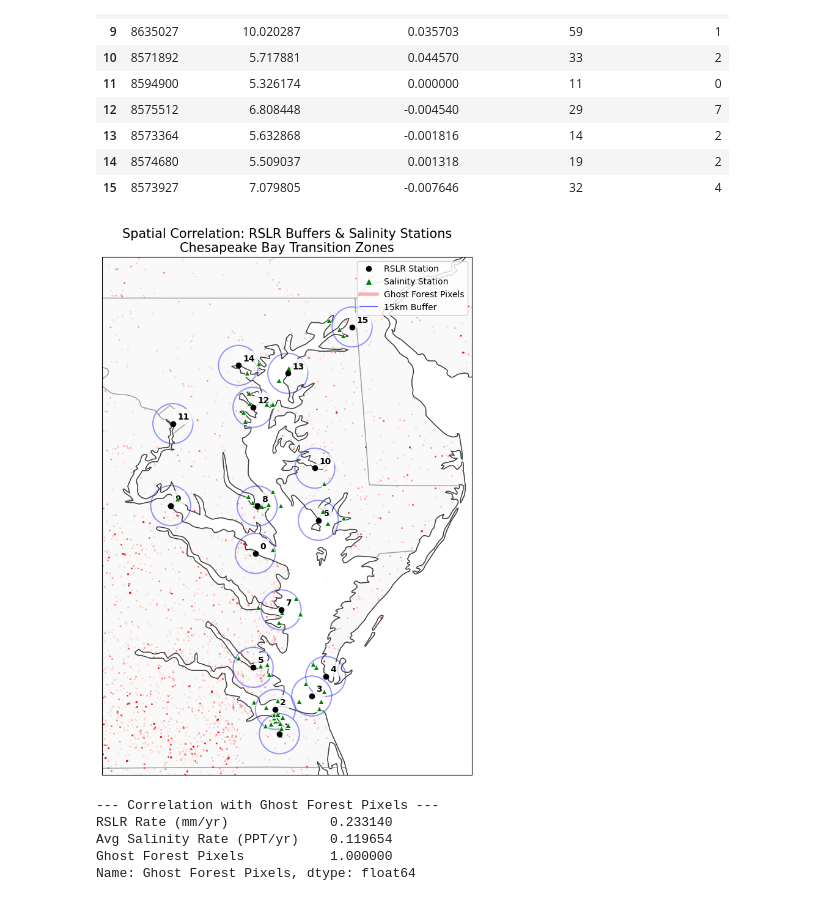
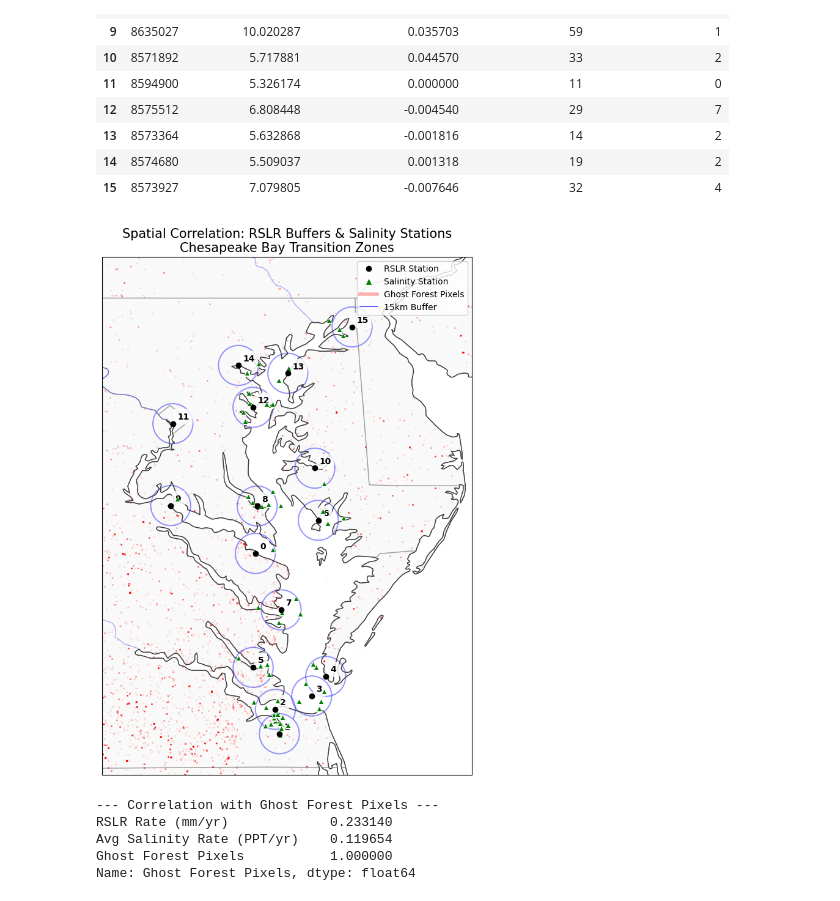
Before and after one commit to sealfonzachary/ISAT420_Semester_Project, a Jupyter notebook: NLCD Land Use Data/NLCDLandUse.ipynb, the cells around one changed output. Drawn from its saved outputs; the diff is of its cells as text; code cells hidden in the pictures.

```diff
--- a/NLCD Land Use Data/NLCDLandUse.ipynb
+++ b/NLCD Land Use Data/NLCDLandUse.ipynb
@@ -166,6 +167,7 @@ ax = plt.axes(projection=ccrs.PlateCarree())
 ax.add_feature(cfeature.COASTLINE, linewidth=1)
 ax.add_feature(cfeature.STATES, edgecolor='gray', alpha=0.5)
 ax.add_feature(cfeature.LAND, facecolor='#f9f9f9')
+ax.add_feature(cfeature.RIVERS, edgecolor='blue', alpha=0.3)
 ax.set_extent([-77.5, -75.0, 36.5, 40.0], crs=ccrs.PlateCarree())
 
 # Plot the NLCD transition pixels as a background density
@@ -186,34 +188,34 @@ for idx, row in comparison_df.iterrows():
     circle_geom = rslr_gdf.iloc[idx]['geometry_buffer']
     sal_inside = salinity_gdf[salinity_gdf.geometry.within(circle_geom)]
 
     # Convert projected UTM points back to Lon/Lat for plotting
     sal_inside_latlon = sal_inside.to_crs("EPSG:4326")
 
     ax.scatter(sal_inside_latlon.geometry.x, sal_inside_latlon.geometry.y,
                marker='^', color='green', s=40, edgecolors='white', linewidth=0.5,
                transform=ccrs.PlateCarree(), zorder=4)
 
     # Plot the RSLR tidal station point (the center)
     ax.plot(lon, lat, 'ko', markersize=6, transform=ccrs.PlateCarree(), zorder=5)
 
     # Add a numbered label for the RSLR station
     ax.text(lon + 0.03, lat + 0.03, str(idx), fontsize=10, weight='bold',
             transform=ccrs.PlateCarree(), bbox=dict(facecolor='white', alpha=0.8, edgecolor='none'))
 
 # Create a custom legend to explain the symbols
 from matplotlib.lines import Line2D
 legend_elements = [
     Line2D([0], [0], marker='o', color='w', label='RSLR Station', markerfacecolor='black', markersize=8),
     Line2D([0], [0], marker='^', color='w', label='Salinity Station', markerfacecolor='green', markersize=8),
     Line2D([0], [0], color='red', alpha=0.3, lw=4, label='Ghost Forest Pixels'),
     Line2D([0], [0], color='blue', lw=1.5, alpha=0.6, label='15km Buffer')
 ]
 ax.legend(handles=legend_elements, loc='upper right')
 
 plt.title("Spatial Correlation: RSLR Buffers & Salinity Stations\nChesapeake Bay Transition Zones", fontsize=15)
 plt.show()
 # %% [output]
-[figure, old version]
+[figure, new version]
 # %%
 # Calculate correlation matrix
 correlation = comparison_df[['RSLR Rate (mm/yr)', 'Avg Salinity Rate (PPT/yr)', 'Ghost Forest Pixels']].corr()
```
Also changed, not shown: parts of 1 cell of this notebook, 3 other files.
